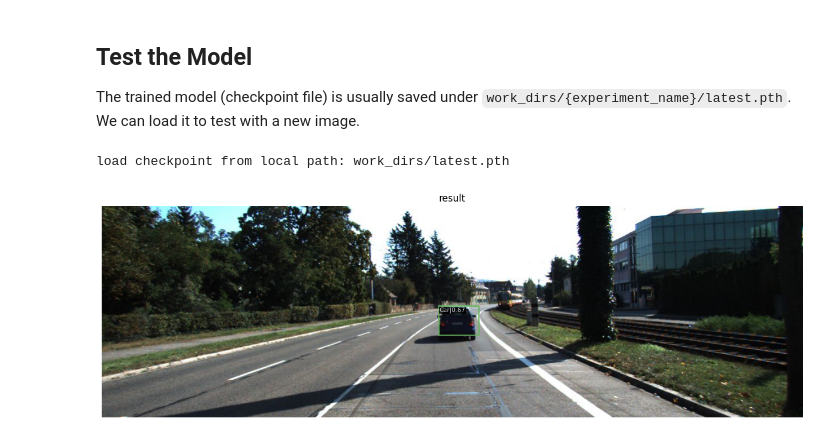
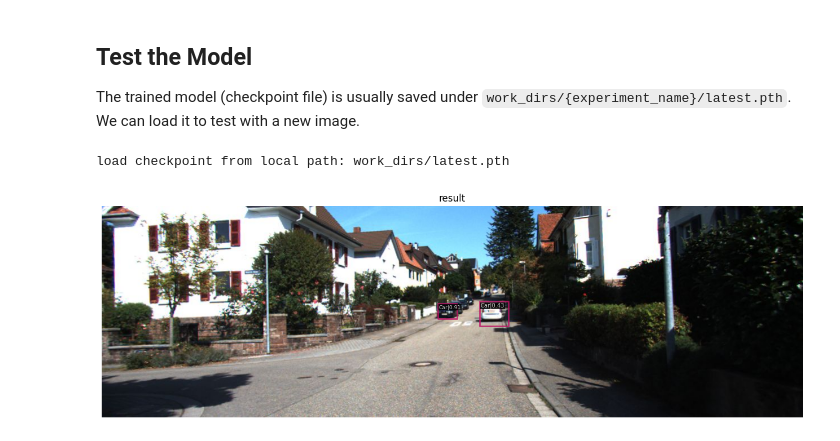
Before and after one commit to wangruohui/sjtu-openmmlab-tutorial, a Jupyter notebook: det-3-train.ipynb, the cells around one changed output. Saved outputs shown, nothing was run; the diff lists cells and outputs as text; code cells hidden in the pictures.

```diff
--- a/det-3-train.ipynb
+++ b/det-3-train.ipynb
@@ -275,10 +316,10 @@ We can load it to test with a new image.
 # %%
 from mmdet.apis import init_detector, inference_detector, show_result_pyplot
 
-image = 'data/kitti_tiny/training/image_2/000071.jpeg'
+image = 'data/kitti_tiny/training/image_2/000066.jpeg'
 model = init_detector('yolov3_kitti.py', 'work_dirs/latest.pth')
 result = inference_detector(model, image)
 show_result_pyplot(model, image, result)
 # %% [output]
 load checkpoint from local path: work_dirs/latest.pth
-[figure, old version]
+[figure, new version]
```
Also changed, not shown: parts of 5 cells of this notebook, 3 other files.
